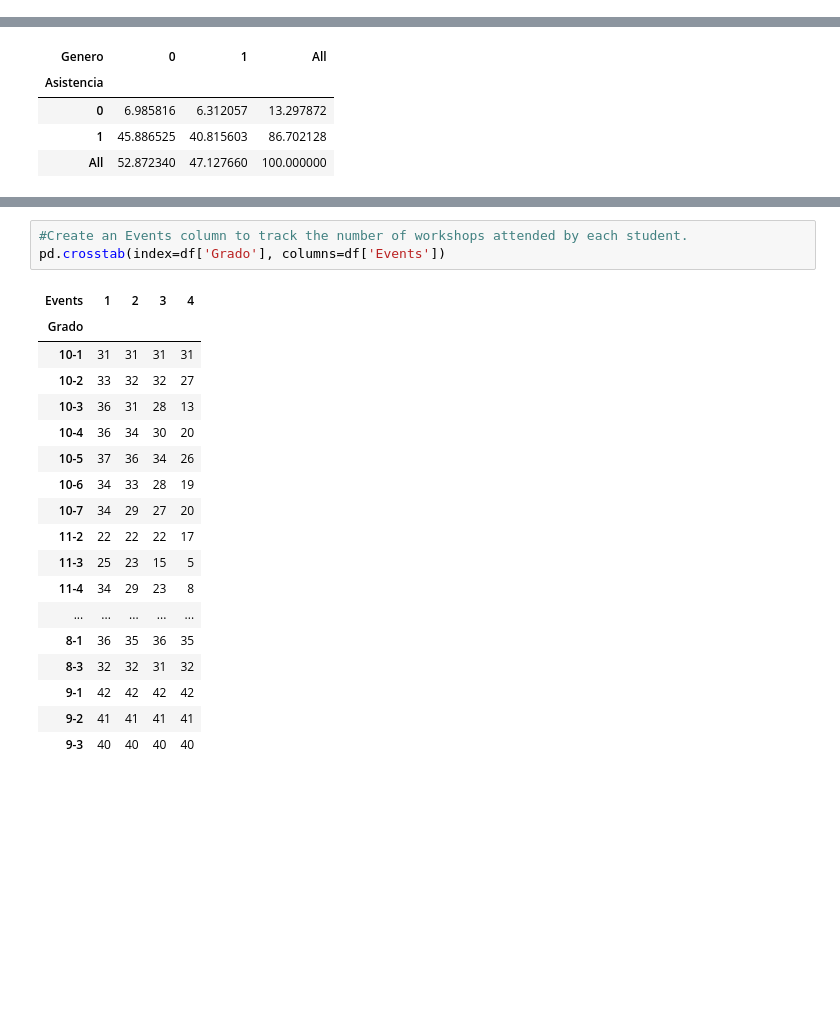
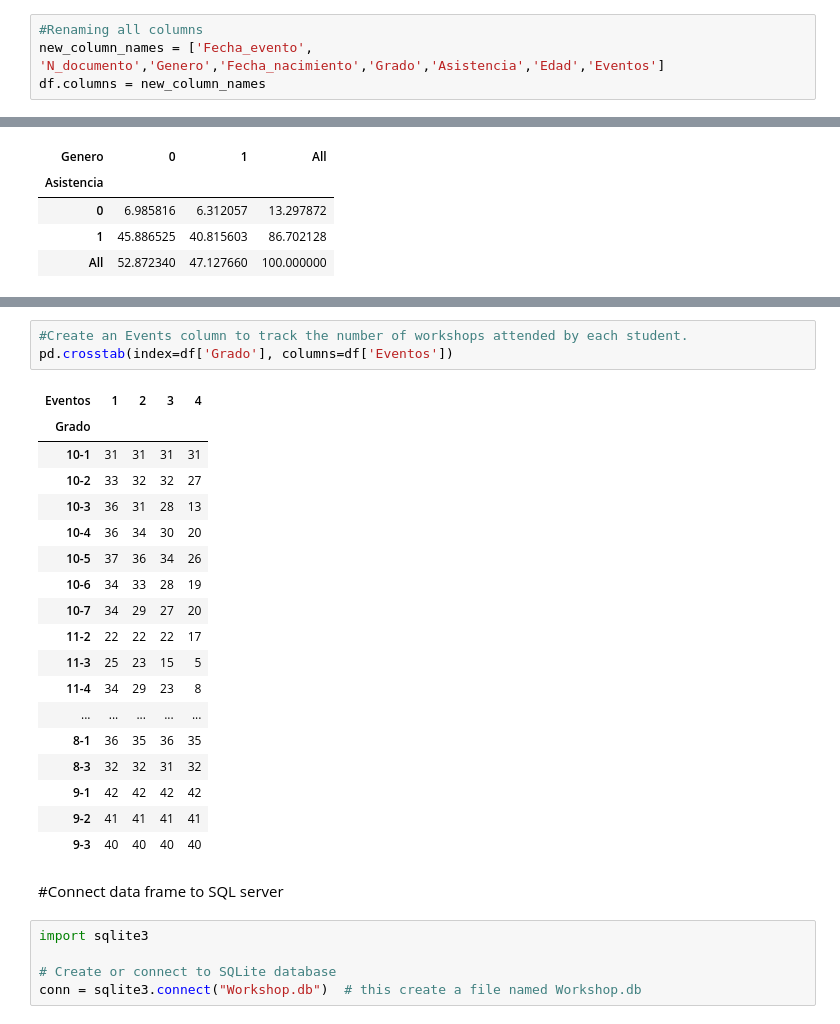
Before and after one commit to JdavidRamirez/Education-Program-Insight, a Jupyter notebook: EducationProgramInsight.ipynb, the cells around one changed output, grey strips where cells are left out. Cells and saved outputs as stored; diff of their text form; blank space fills up the shorter version.

```diff
--- a/EducationProgramInsight.ipynb
+++ b/EducationProgramInsight.ipynb
@@ -129,6 +149,10 @@ df['Events'].value_counts()
 df=df[df['Grado']!='8']
 df=df[df['Grado']!='9']
 df=df[df['Grado']!='8-2']
+# %%
+#Renaming all columns
+new_column_names = ['Fecha_evento', 'N_documento','Genero','Fecha_nacimiento','Grado','Asistencia','Edad','Eventos']
+df.columns = new_column_names
 # %%
 df.info()
 # %% [output]
@@ -193,8 +217,8 @@ plt.show()
 # %%
 #Create an Events column to track the number of workshops attended by each student.
-pd.crosstab(index=df['Grado'], columns=df['Events'])
+pd.crosstab(index=df['Grado'], columns=df['Eventos'])
 # %% [output]
-| Events | 1 | 2 | 3 | 4 |
+| Eventos | 1 | 2 | 3 | 4 |
 | Grado |  |  |  |  |
 | 10-1 | 31 | 31 | 31 | 31 |
 | 10-2 | 33 | 32 | 32 | 27 |
@@ -212,3 +236,10 @@ pd.crosstab(index=df['Grado'], columns=df['Events'])
 | 9-1 | 42 | 42 | 42 | 42 |
 | 9-2 | 41 | 41 | 41 | 41 |
 | 9-3 | 40 | 40 | 40 | 40 |
+# %% [markdown]
+#Connect data frame to SQL server
+# %%
+import sqlite3
+
+# Create or connect to SQLite database
+conn = sqlite3.connect("Workshop.db")  # this create a file named Workshop.db
```
Also changed, not shown: parts of 8 cells of this notebook.
